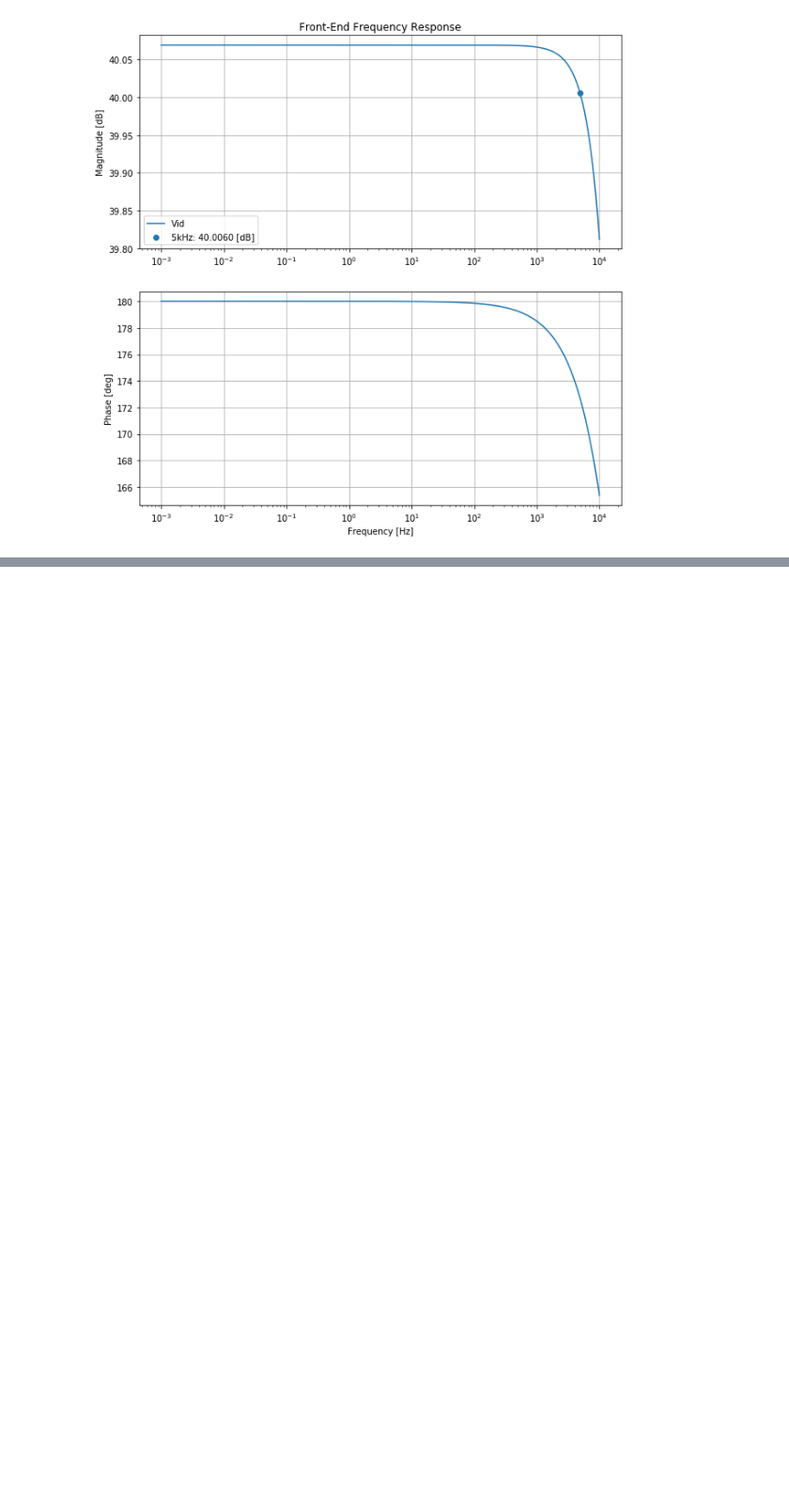
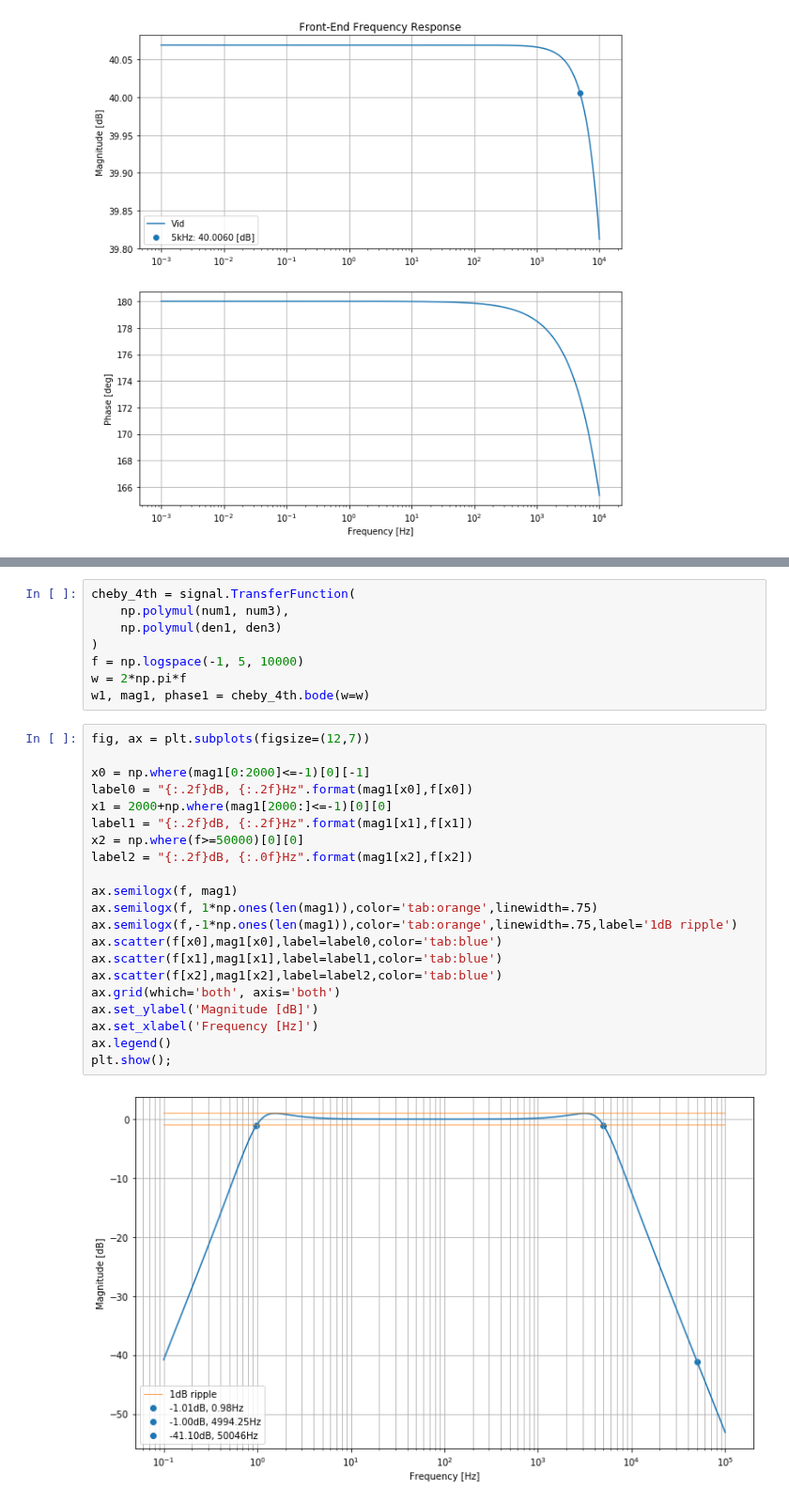
Before and after one commit to kegedy/EE538, a Jupyter notebook: design_project/design_project.ipynb, the cells around one changed output, grey strips where cells are left out. Shown at 94% size. Drawn from its saved outputs; the diff is of its cells as text; blank space fills up the shorter version.

```diff
--- a/design_project/design_project.ipynb
+++ b/design_project/design_project.ipynb
@@ -270,0 +567,31 @@ plt.show();
+# %%
+cheby_4th = signal.TransferFunction(
+    np.polymul(num1, num3),
+    np.polymul(den1, den3)
+)
+f = np.logspace(-1, 5, 10000)
+w = 2*np.pi*f
+w1, mag1, phase1 = cheby_4th.bode(w=w)
+# %%
+fig, ax = plt.subplots(figsize=(12,7))
+
+x0 = np.where(mag1[0:2000]<=-1)[0][-1]
+label0 = "{:.2f}dB, {:.2f}Hz".format(mag1[x0],f[x0])
+x1 = 2000+np.where(mag1[2000:]<=-1)[0][0]
+label1 = "{:.2f}dB, {:.2f}Hz".format(mag1[x1],f[x1])
+x2 = np.where(f>=50000)[0][0]
+label2 = "{:.2f}dB, {:.0f}Hz".format(mag1[x2],f[x2])
+
+ax.semilogx(f, mag1)
+ax.semilogx(f, 1*np.ones(len(mag1)),color='tab:orange',linewidth=.75)
+ax.semilogx(f,-1*np.ones(len(mag1)),color='tab:orange',linewidth=.75,label='1dB ripple')
+ax.scatter(f[x0],mag1[x0],label=label0,color='tab:blue')
+ax.scatter(f[x1],mag1[x1],label=label1,color='tab:blue')
+ax.scatter(f[x2],mag1[x2],label=label2,color='tab:blue')
+ax.grid(which='both', axis='both')
+ax.set_ylabel('Magnitude [dB]')
+ax.set_xlabel('Frequency [Hz]')
+ax.legend()
+plt.show();
+# %% [output]
+[figure, added]
```
Also changed, not shown: parts of 17 cells of this notebook.
